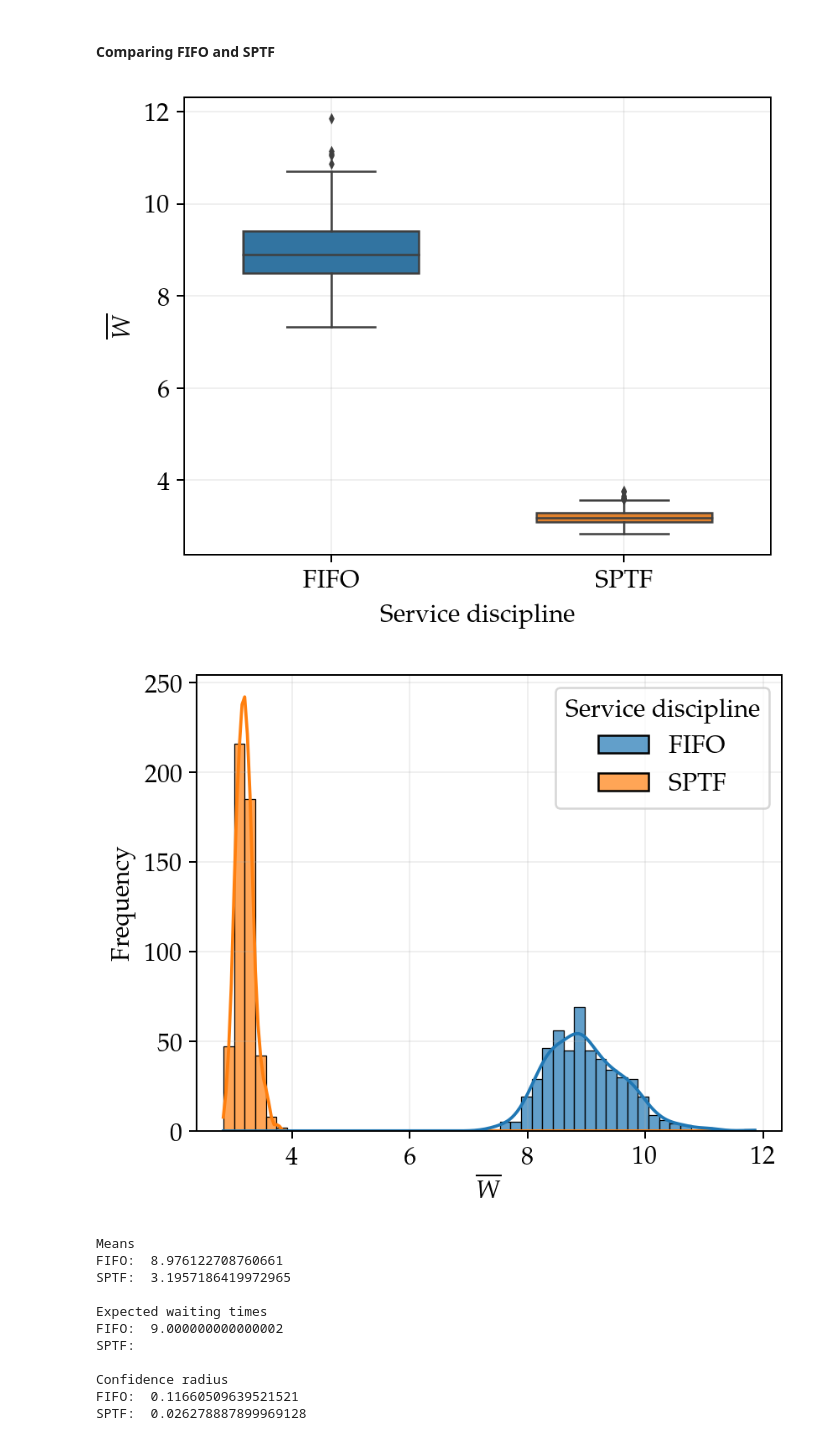
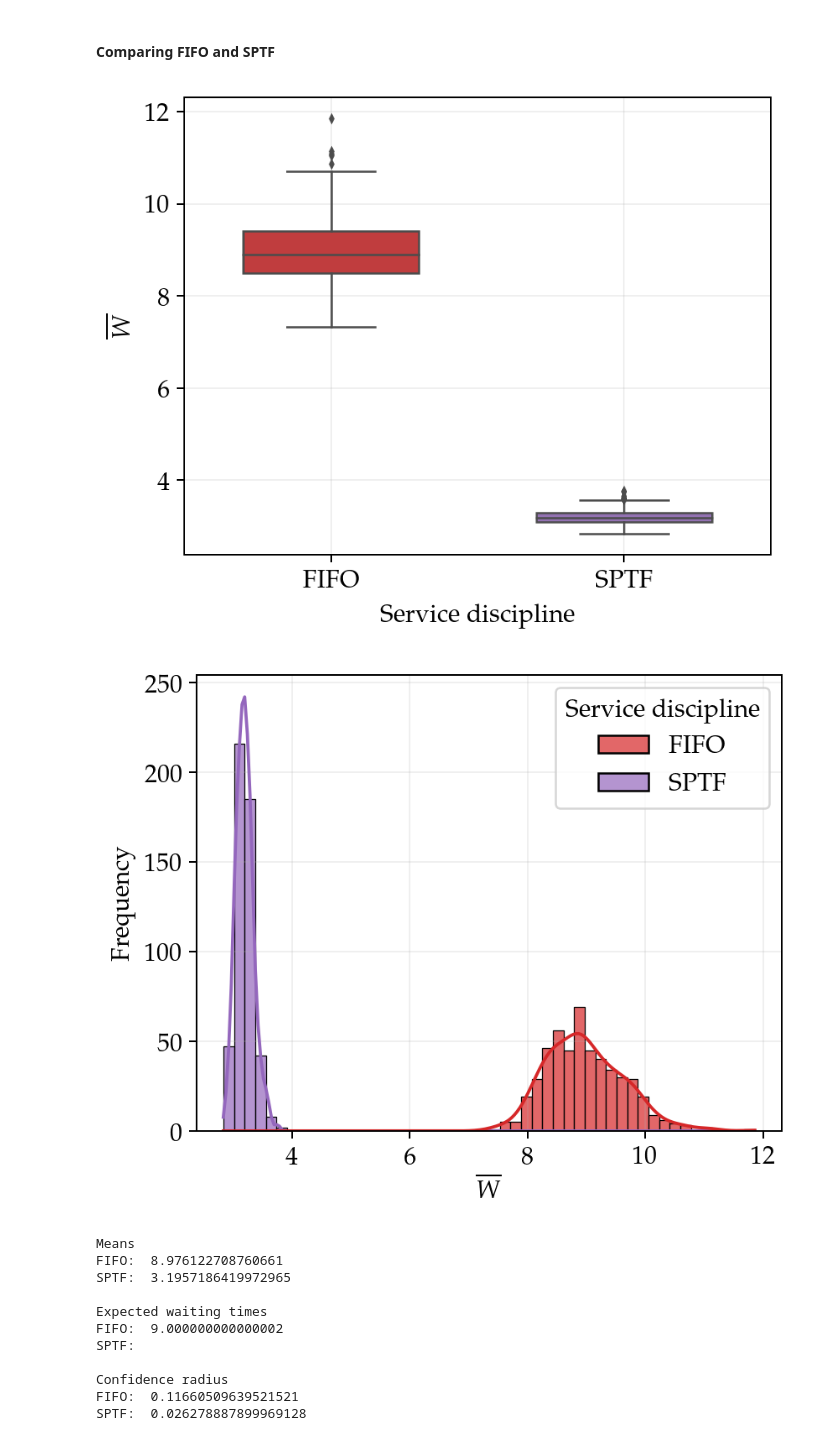
Before and after one commit to Maloup/Stochastic_assignment_2, a Jupyter notebook: Result_visualization.ipynb, the cells around one changed output. Drawn from its saved outputs; the diff is of its cells as text; code cells hidden in the pictures.

Commit message:
Differentiate plot colors

```diff
--- a/Result_visualization.ipynb
+++ b/Result_visualization.ipynb
@@ -374,7 +375,12 @@ data_fifo_sptf = np.concatenate([data_fifo, data_sptf], axis = 1)
 
 df_fifo_sptf = pd.DataFrame(data_fifo_sptf.T, columns = ["Service discipline", "W"])
 df_fifo_sptf = df_fifo_sptf.astype({"W": float})
-ax = sns.boxplot(x="Service discipline", y="W",  data=df_fifo_sptf, width = 0.6, zorder=3, linewidth=1, fliersize = 2)
+pal = {
+    "FIFO": "tab:red",
+    "SPTF": "tab:purple"
+}
+ax = sns.boxplot(x="Service discipline", y="W",  data=df_fifo_sptf, width = 0.6, zorder=3, linewidth=1,
+                 fliersize = 2, palette=pal)
 ax.set_axisbelow(True)
 plt.grid(alpha = 0.2, zorder=0)
 #plt.title(f"rho = {rho}")
@@ -384,17 +390,17 @@ plt.xlabel("Service discipline")
 plt.savefig("figures/fifo_vs_sptf_boxplot.pdf", bbox_inches="tight")
 plt.show()
 # %% [output]
-[figure, old version]
+[figure, new version]
 # %%
 plt.figure(figsize = (5, 4))
-sns.histplot(data = df_fifo_sptf, hue="Service discipline", x="W", alpha=0.7, kde = True, bins=50)
+sns.histplot(data = df_fifo_sptf, hue="Service discipline", x="W", alpha=0.7, kde = True, bins=50, palette=pal)
 plt.grid(alpha=0.2)
 plt.xlabel("$\\overline{W}$")
 plt.ylabel("Frequency")
 plt.savefig("figures/fifo_vs_sptf_dist.pdf", bbox_inches="tight")
 plt.show()
 # %% [output]
-[figure, old version]
+[figure, new version]
 # %%
 print("\nMeans")
 print("FIFO: ", np.mean(stats_data_n1))
```
Also changed, not shown: parts of 2 cells of this notebook, 5 other files.
